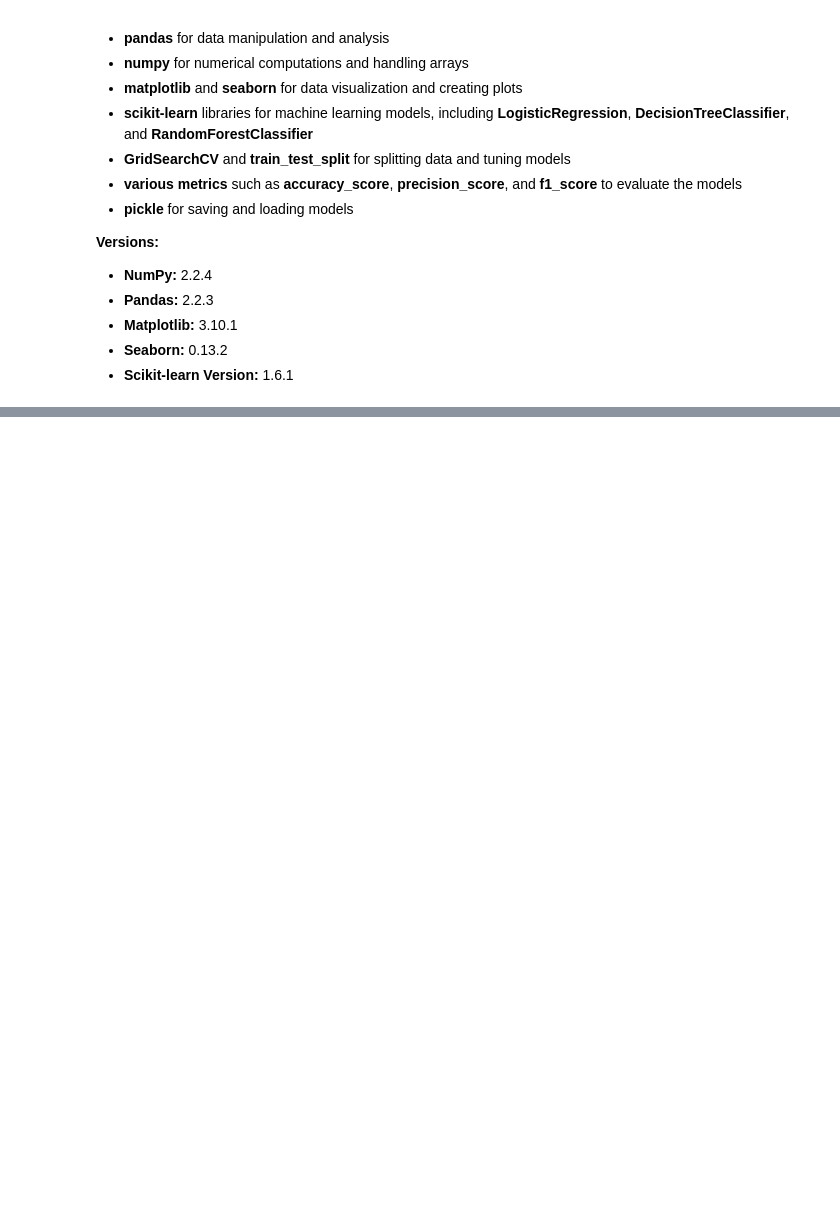
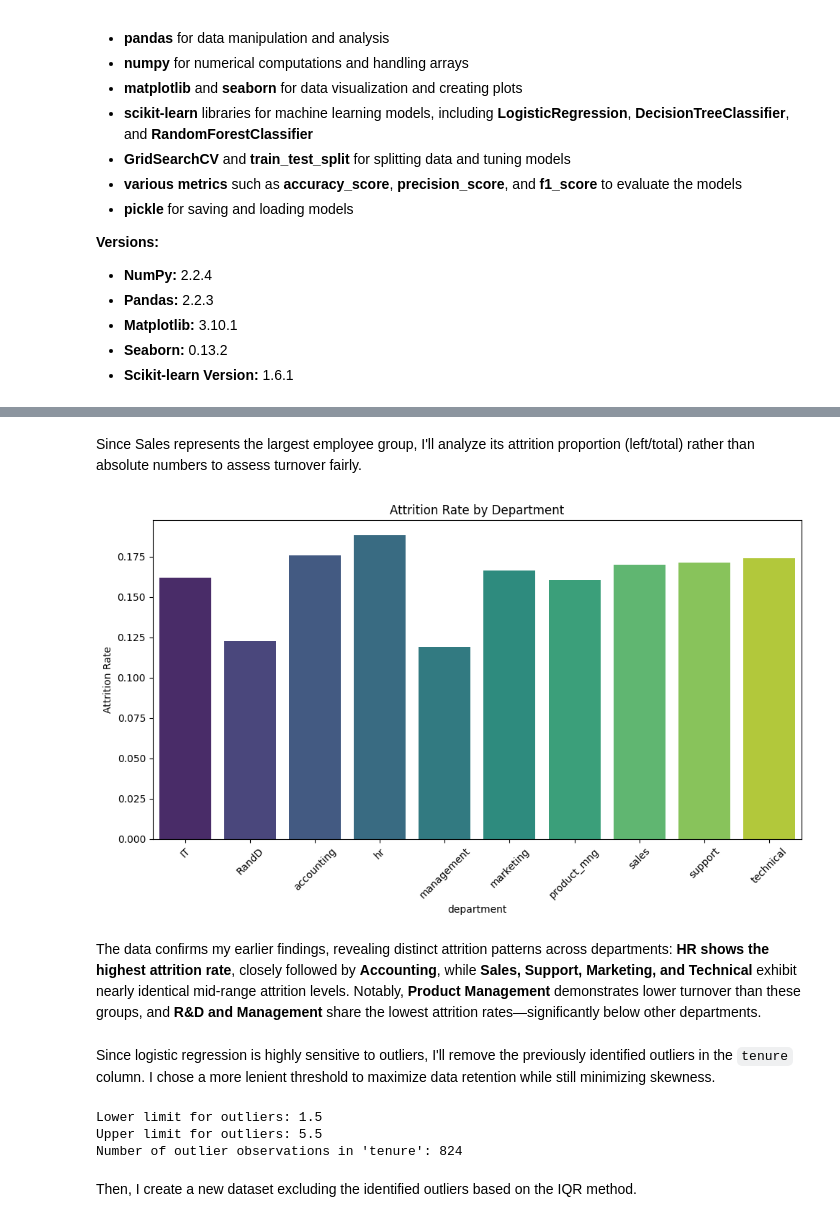
Before and after one commit to Cyberoctane29/Salifort-Motors-Predicting-Employee-Turnover-and-Improving-Retention, a Jupyter notebook: Project Parts/Salifort_Motors_Turnover_Part2_Construct_and_Execute_Includes_Modeling.ipynb, the cells around one changed output, grey strips where cells are left out. Drawn from its saved outputs; the diff is of its cells as text; code cells hidden in the pictures; blank space fills up the shorter version.

```diff
--- a/Project Parts/Salifort_Motors_Turnover_Part2_Construct_and_Execute_Includes_Modeling.ipynb
+++ b/Project Parts/Salifort_Motors_Turnover_Part2_Construct_and_Execute_Includes_Modeling.ipynb
@@ -82,0 +240,50 @@ import pickle
+# %% [markdown]
+Since Sales represents the largest employee group, I'll analyze its attrition proportion (left/total) rather than absolute numbers to assess turnover fairly.
+# %%
+dept_counts = hr_df1.groupby('department')['left'].agg(
+    total_employees='count',
+    employees_left='sum'
+).reset_index()
+
+dept_counts['attrition_rate'] = dept_counts['employees_left'] / dept_counts['total_employees']
+# %%
+plt.figure(figsize=(10,6))
+sns.barplot(
+    x='department',
+    y='attrition_rate',
+    hue='department',
+    data=dept_counts,
+    palette='viridis',
+    legend=False
+)
+plt.title('Attrition Rate by Department')
+plt.ylabel('Attrition Rate')
+plt.xticks(rotation=45)
+plt.tight_layout()
+plt.show()
+# %% [output]
+[figure, added]
+# %% [markdown]
+The data confirms my earlier findings, revealing distinct attrition patterns across departments: **HR shows the highest attrition rate**, closely followed by **Accounting**, while **Sales, Support, Marketing, and Technical** exhibit nearly identical mid-range attrition levels. Notably, **Product Management** demonstrates lower turnover than these groups, and **R&D and Management** share the lowest attrition rates—significantly below other departments.
+# %% [markdown]
+Since logistic regression is highly sensitive to outliers, I'll remove the previously identified outliers in the `tenure` column. I chose a more lenient threshold to maximize data retention while still minimizing skewness.
+# %%
+q1 = hr_df1['tenure'].quantile(0.25)
+q3 = hr_df1['tenure'].quantile(0.75)
+iqr = q3 - q1
+
+lower_limit = q1 - 1.5 * iqr
+upper_limit = q3 + 1.5 * iqr
+
+print(f"Lower limit for outliers: {lower_limit}")
+print(f"Upper limit for outliers: {upper_limit}")
+
+outliers = hr_df1[(hr_df1['tenure'] < lower_limit) | (hr_df1['tenure'] > upper_limit)]
+
+print(f"Number of outlier observations in 'tenure': {len(outliers)}")
+# %% [output]
+Lower limit for outliers: 1.5
+Upper limit for outliers: 5.5
+Number of outlier observations in 'tenure': 824
+# %% [markdown]
+Then, I create a new dataset excluding the identified outliers based on the IQR method.
```
Also changed, not shown: parts of 153 cells of this notebook, 6 other files.
